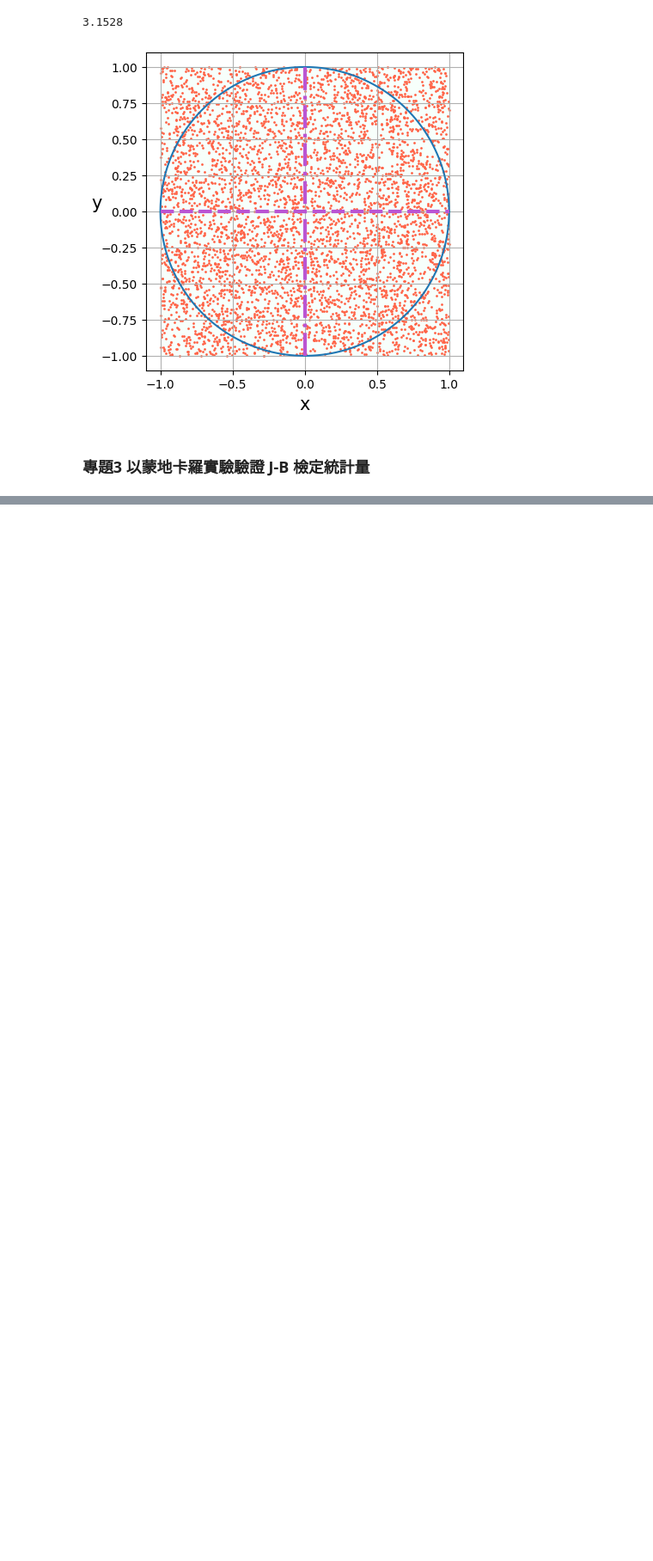
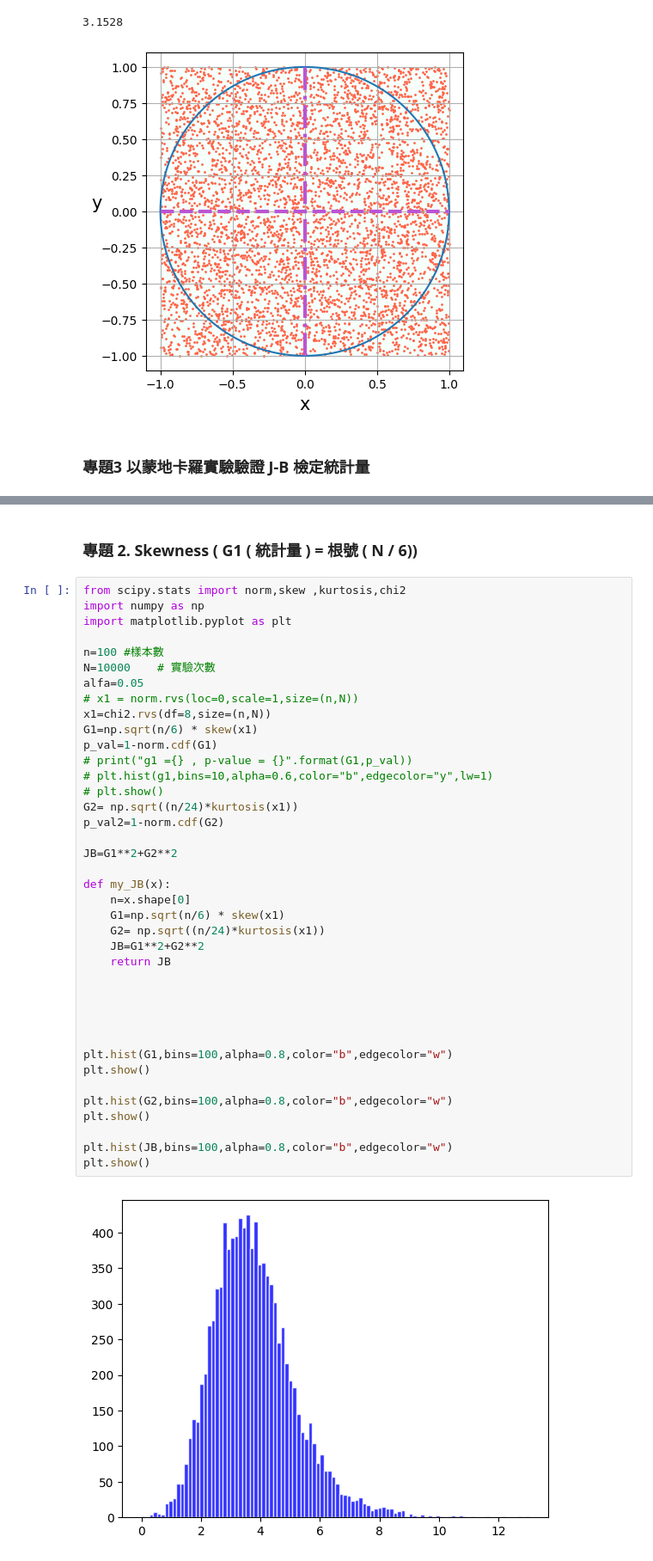
Before and after one commit to Simmonslin/PyStatistics, a Jupyter notebook: pi_estimation.ipynb, the cells around one changed output, grey strips where cells are left out. Shown: that part at 86% size. Drawn from its saved outputs; the diff is of its cells as text; blank space fills up the shorter version.

```diff
--- a/pi_estimation.ipynb
+++ b/pi_estimation.ipynb
@@ -87,0 +110,43 @@ Power ( 顯著水準 ) = 0.04932
+# %% [markdown]
+### 專題 2. Skewness ( G1 ( 統計量 ) = 根號 ( N / 6))
+# %%
+from scipy.stats import norm,skew ,kurtosis,chi2
+import numpy as np
+import matplotlib.pyplot as plt
+
+n=100 #樣本數
+N=10000    # 實驗次數
+alfa=0.05
+# x1 = norm.rvs(loc=0,scale=1,size=(n,N))
+x1=chi2.rvs(df=8,size=(n,N))
+G1=np.sqrt(n/6) * skew(x1)
+p_val=1-norm.cdf(G1)
+# print("g1 ={} , p-value = {}".format(G1,p_val))
+# plt.hist(g1,bins=10,alpha=0.6,color="b",edgecolor="y",lw=1)
+# plt.show()
+G2= np.sqrt((n/24)*kurtosis(x1))
+p_val2=1-norm.cdf(G2)
+
+JB=G1**2+G2**2
+
+def my_JB(x):
+    n=x.shape[0]
+    G1=np.sqrt(n/6) * skew(x1)
+    G2= np.sqrt((n/24)*kurtosis(x1))
+    JB=G1**2+G2**2
+    return JB
+
+
+
+
+
+plt.hist(G1,bins=100,alpha=0.8,color="b",edgecolor="w")
+plt.show()
+
+plt.hist(G2,bins=100,alpha=0.8,color="b",edgecolor="w")
+plt.show()
+
+plt.hist(JB,bins=100,alpha=0.8,color="b",edgecolor="w")
+plt.show()
+# %% [output]
+[figure, added]
```
Also changed, not shown: parts of 3 cells of this notebook.
